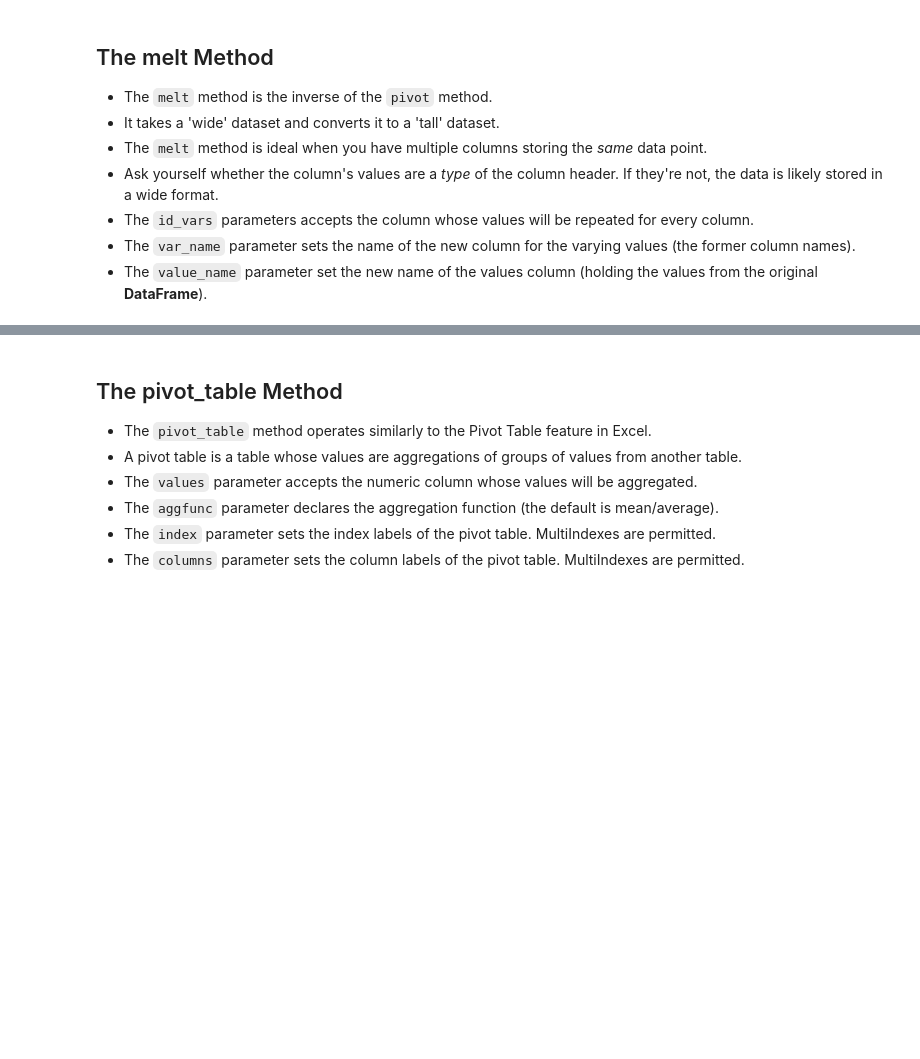
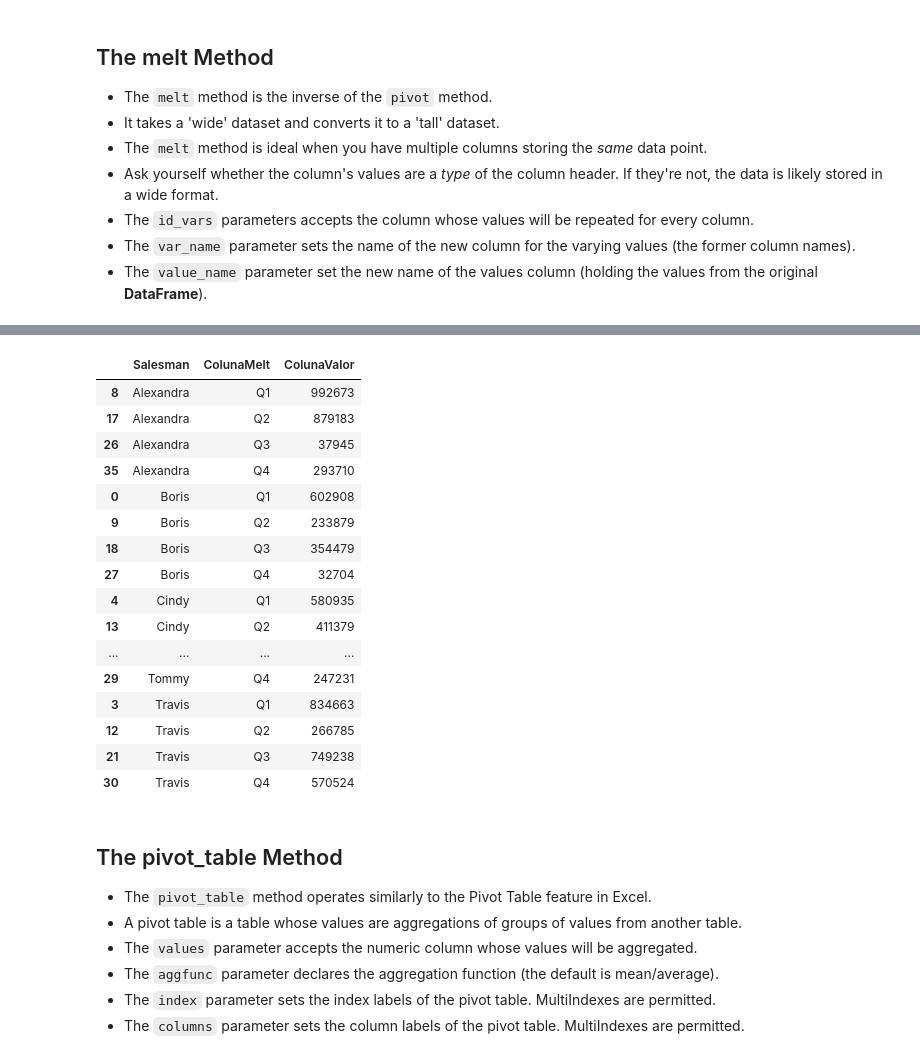
Before and after one commit to Lucas01iveira/Data-Engineering, a Jupyter notebook: Data Analysis with Pandas and Python/materials/pandas/Incomplete/08 - MultiIndex.ipynb, the cells around one changed output, grey strips where cells are left out. Saved outputs shown, nothing was run; the diff lists cells and outputs as text; code cells hidden in the pictures; blank space fills up the shorter version.

Commit message:
introduction to melt method

```diff
--- a/Data Analysis with Pandas and Python/materials/pandas/Incomplete/08 - MultiIndex.ipynb
+++ b/Data Analysis with Pandas and Python/materials/pandas/Incomplete/08 - MultiIndex.ipynb
@@ -556,0 +554,3 @@ world.head()
+# %%
+quarters= pd.read_csv('quarters.csv')
+quarters.head()
@@ -557,3 +564,28 @@ world.head()
+# %%
+quarters.melt(id_vars='Salesman', var_name='Quarter', value_name='Revenue').sort_values(by= ['Salesman', 'ColunaMelt'])
+# the inverse process of pivot method
+
+# id_vars: column we want to keep as our index (unchanged)
+# var_name: name of the new column that will be generated containing as rows the previous unmelted dataframe columns
+# value_name: name of the column that will be generated containig the values of the previous cels spread out by the dataframe
+# %% [output]
+|  | Salesman | ColunaMelt | ColunaValor |
+| 8 | Alexandra | Q1 | 992673 |
+| 17 | Alexandra | Q2 | 879183 |
+| 26 | Alexandra | Q3 | 37945 |
+| 35 | Alexandra | Q4 | 293710 |
+| 0 | Boris | Q1 | 602908 |
+| 9 | Boris | Q2 | 233879 |
+| 18 | Boris | Q3 | 354479 |
+| 27 | Boris | Q4 | 32704 |
+| 4 | Cindy | Q1 | 580935 |
+| 13 | Cindy | Q2 | 411379 |
+| ... | ... | ... | ... |
+| 29 | Tommy | Q4 | 247231 |
+| 3 | Travis | Q1 | 834663 |
+| 12 | Travis | Q2 | 266785 |
+| 21 | Travis | Q3 | 749238 |
+| 30 | Travis | Q4 | 570524 |
 # %% [markdown]
 ## The pivot_table Method
 - The `pivot_table` method operates similarly to the Pivot Table feature in Excel.
```
Also changed, not shown: parts of 2 cells of this notebook.
